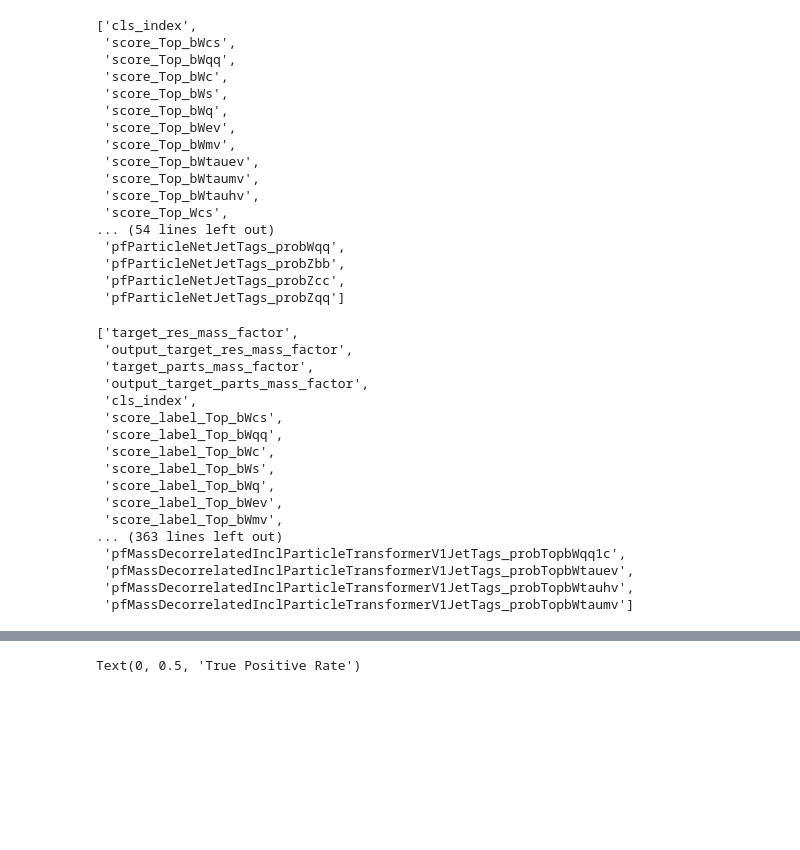
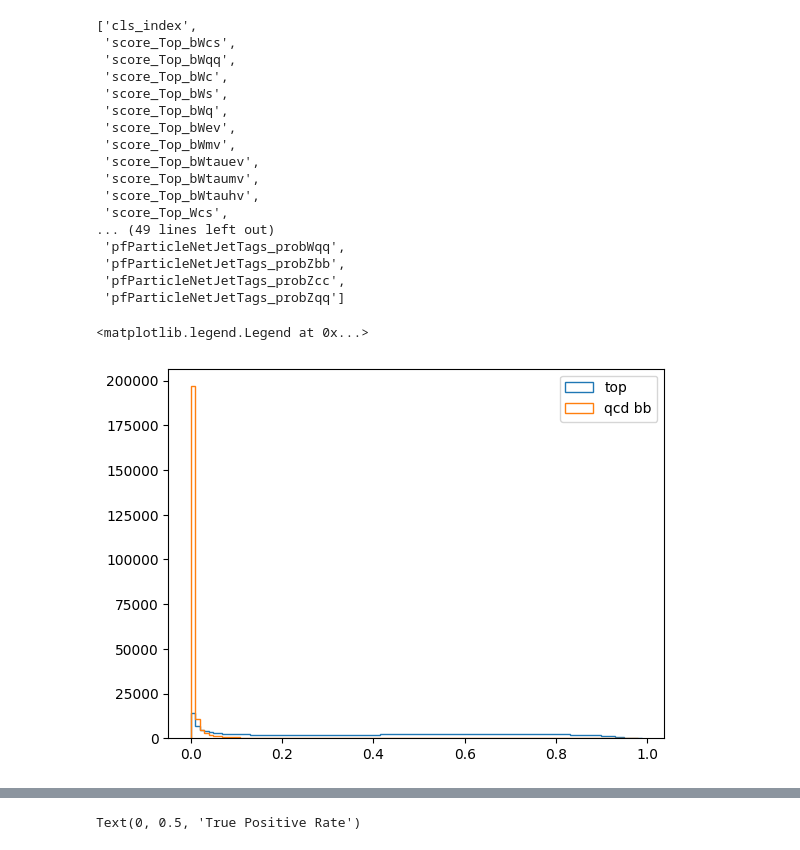
Before and after one commit to ZhenxuanZhang-Jensen/weaver-core-dev, a Jupyter notebook: notebook/predict_raw_score.ipynb, the cells around one changed output, grey strips where cells are left out. Cells and saved outputs as stored; diff of their text form; code cells hidden in the pictures; blank space fills up the shorter version.

```diff
--- a/notebook/predict_raw_score.ipynb
+++ b/notebook/predict_raw_score.ipynb
@@ -22,9 +56,8 @@ from types import SimpleNamespace
 # %%
-events1= uproot.open("/hpcfs/cms/cmsgpu/zhangzhx/weaver-core-dev/weaver/predict/NonMD_TOP_test_with_gpus/pred_qcd.root")["Events"]
-# events2= uproot.open("/hpcfs/cms/cmsgpu/zhangzhx/weaver-core-dev/weaver/predict/GloParT_test_with_torch_run_gpus/pred_hww_2.root")["Events"]
-# events3= uproot.open("/hpcfs/cms/cmsgpu/zhangzhx/weaver-core-dev/weaver/predict/GloParT_test_with_torch_run_gpus/pred_hww_3.root")["Events"]
+events_bkg= uproot.open("/hpcfs/cms/cmsgpu/zhangzhx/weaver-core-dev/weaver/predict/NonMD_TOP_test_with_gpus/pred_qcd.root")["Events"]
+events_sig= uproot.open("/hpcfs/cms/cmsgpu/zhangzhx/weaver-core-dev/weaver/predict/NonMD_TOP_test_with_gpus/pred_ttbar.root")["Events"]
 # %%
-events1.keys()
+events_sig.keys()
 # %% [output]
 ['cls_index',
  'score_Top_bWcs',
@@ -38,7 +71,7 @@ events1.keys()
  'score_Top_bWtaumv',
  'score_Top_bWtauhv',
  'score_Top_Wcs',
-... (54 lines left out)
+... (49 lines left out)
  'pfParticleNetJetTags_probWqq',
  'pfParticleNetJetTags_probZbb',
  'pfParticleNetJetTags_probZcc',
@@ -67,20 +78,0 @@ events1.keys()
-# %%
-events1.keys()
-# %% [output]
-['target_res_mass_factor',
- 'output_target_res_mass_factor',
- 'target_parts_mass_factor',
- 'output_target_parts_mass_factor',
- 'cls_index',
- 'score_label_Top_bWcs',
- 'score_label_Top_bWqq',
- 'score_label_Top_bWc',
- 'score_label_Top_bWs',
- 'score_label_Top_bWq',
- 'score_label_Top_bWev',
- 'score_label_Top_bWmv',
-... (363 lines left out)
- 'pfMassDecorrelatedInclParticleTransformerV1JetTags_probTopbWqq1c',
- 'pfMassDecorrelatedInclParticleTransformerV1JetTags_probTopbWtauev',
- 'pfMassDecorrelatedInclParticleTransformerV1JetTags_probTopbWtauhv',
- 'pfMassDecorrelatedInclParticleTransformerV1JetTags_probTopbWtaumv']
@@ -86,0 +98,8 @@ events1.keys()
+# %%
+plt.hist(df_sig['score_Top_bWqq'], bins=100, histtype='step', label='top');
+plt.hist(df_sig['score_QCD_bb'], bins=100, histtype='step', label='qcd bb');
+# plt.hist(df_sig['pfParticleNetJetTags_probTbqq'], bins=100, histtype='step', label='PNN');
+plt.legend()
+# %% [output]
+<matplotlib.legend.Legend at 0x...>
+[figure, added]
```
Also changed, not shown: parts of 13 cells of this notebook, 13 other files.
